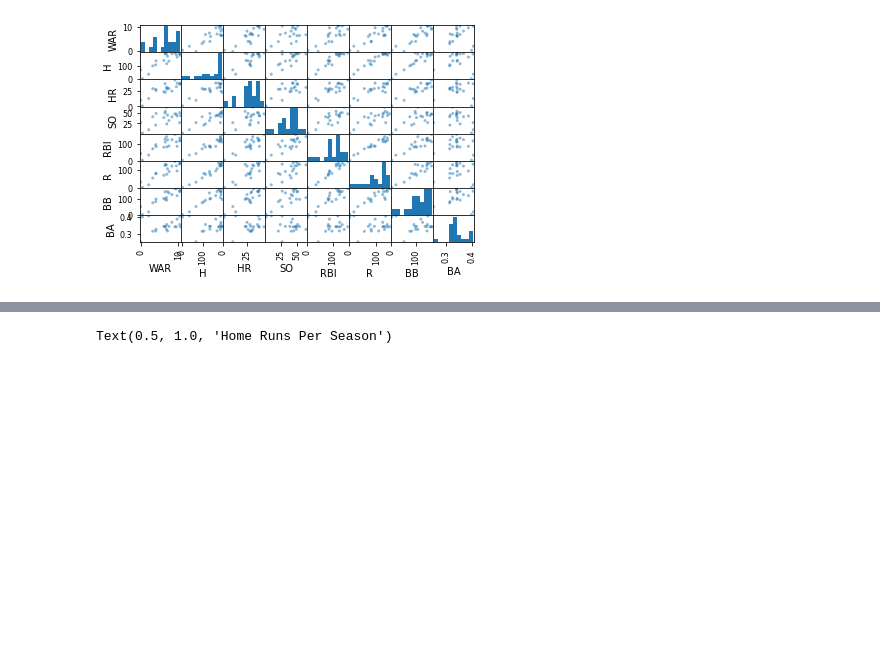
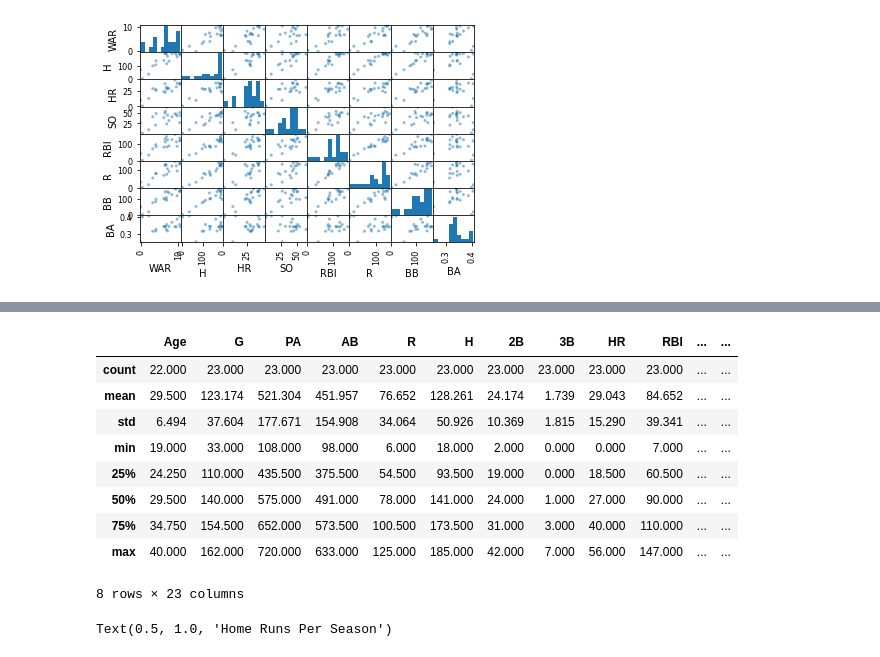
Before and after one commit to tylerhilsendeger/Personal_Dataset, a Jupyter notebook: MLBplayers.ipynb, the cells around one changed output, grey strips where cells are left out. Cells and saved outputs as stored; diff of their text form; code cells hidden in the pictures; blank space fills up the shorter version.

```diff
--- a/MLBplayers.ipynb
+++ b/MLBplayers.ipynb
@@ -143,3 +182,16 @@ array([[<matplotlib.axes._subplots.AxesSubplot object at 0x...>,
+# %%
+round(ken.describe(),3)
+# %% [output]
+|  | Age | G | PA | AB | R | H | 2B | 3B | HR | RBI | ... | ... |
+| count | 22.000 | 23.000 | 23.000 | 23.000 | 23.000 | 23.000 | 23.000 | 23.000 | 23.000 | 23.000 | ... | ... |
+| mean | 29.500 | 123.174 | 521.304 | 451.957 | 76.652 | 128.261 | 24.174 | 1.739 | 29.043 | 84.652 | ... | ... |
+| std | 6.494 | 37.604 | 177.671 | 154.908 | 34.064 | 50.926 | 10.369 | 1.815 | 15.290 | 39.341 | ... | ... |
+| min | 19.000 | 33.000 | 108.000 | 98.000 | 6.000 | 18.000 | 2.000 | 0.000 | 0.000 | 7.000 | ... | ... |
+| 25% | 24.250 | 110.000 | 435.500 | 375.500 | 54.500 | 93.500 | 19.000 | 0.000 | 18.500 | 60.500 | ... | ... |
+| 50% | 29.500 | 140.000 | 575.000 | 491.000 | 78.000 | 141.000 | 24.000 | 1.000 | 27.000 | 90.000 | ... | ... |
+| 75% | 34.750 | 154.500 | 652.000 | 573.500 | 100.500 | 173.500 | 31.000 | 3.000 | 40.000 | 110.000 | ... | ... |
+| max | 40.000 | 162.000 | 720.000 | 633.000 | 125.000 | 185.000 | 42.000 | 7.000 | 56.000 | 147.000 | ... | ... |
+8 rows × 23 columns
 # %%
 plt.boxplot([rog["HR"], ted["HR"], barry["HR"], ken["HR"]])
 plt.xticks([1,2,3,4], ["Rog", "Ted", "Barry", "Ken"])
```
Also changed, not shown: parts of 6 cells of this notebook.
